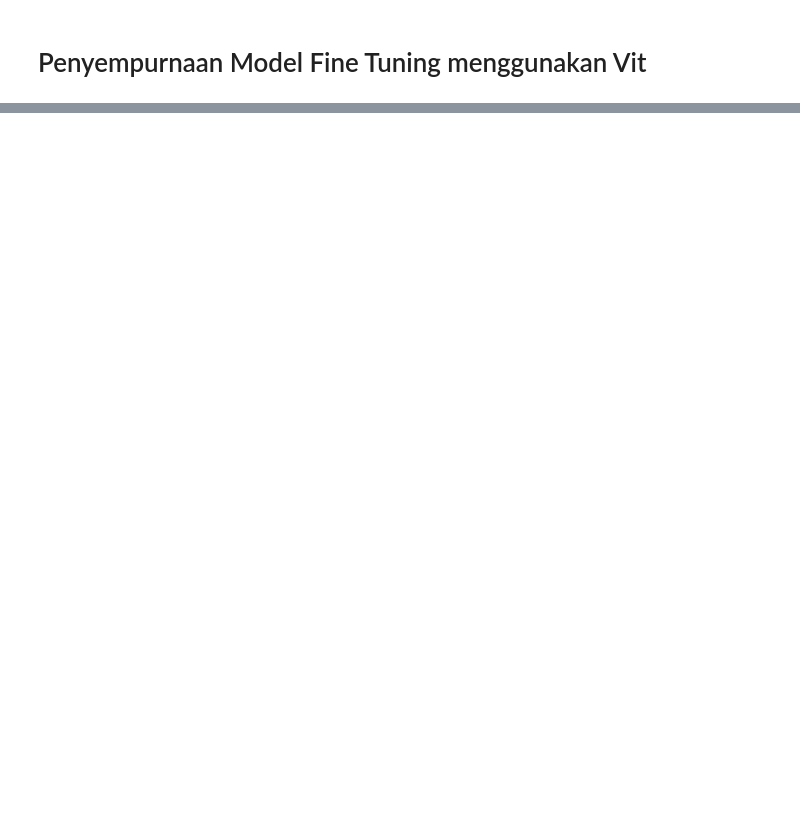
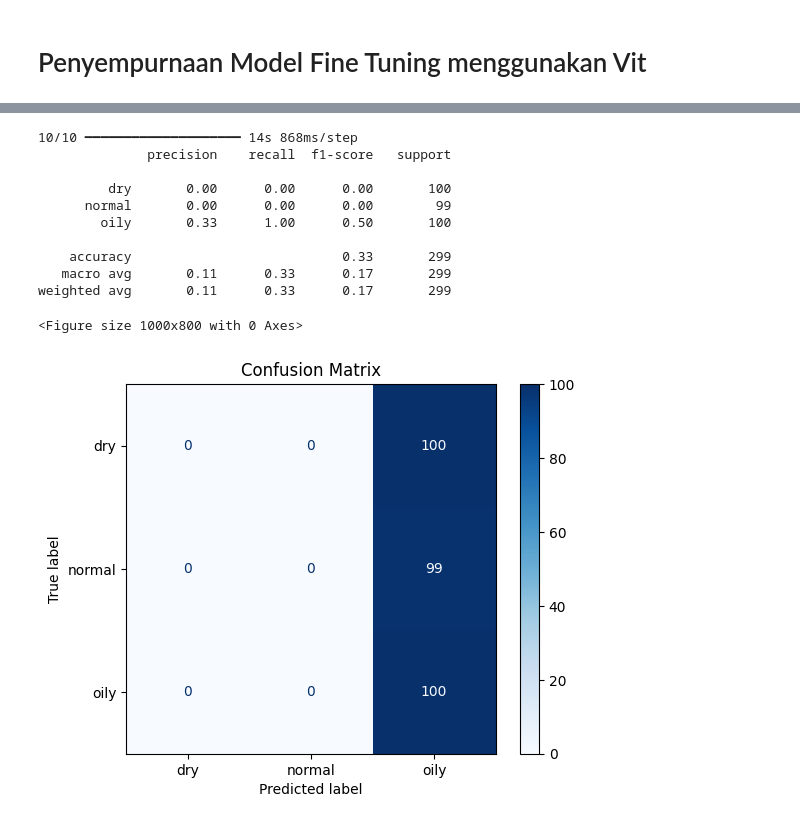
Before and after one commit to C-Skin/klasifikasi-jenis-kulit, a Jupyter notebook: clasifikasi_jenis_kulit.ipynb, the cells around one changed output, grey strips where cells are left out. Saved outputs shown, nothing was run; the diff lists cells and outputs as text; code cells hidden in the pictures; blank space fills up the shorter version.

```diff
--- a/clasifikasi_jenis_kulit.ipynb
+++ b/clasifikasi_jenis_kulit.ipynb
@@ -258,9 +321,11 @@ VIT_URL = "https://tfhub.dev/sayakpaul/vit_b16_fe/1"
 IMG_SIZE = 224
 vit_feature_extractor = hub.KerasLayer(VIT_URL, trainable=False, input_shape=(IMG_SIZE, IMG_SIZE, 3))
 # %%
+model_vit = Model(inputs=base_model.input, outputs=output)
+
 vit_feature_extractor.trainable = True
 
-model.compile(optimizer=tf.keras.optimizers.Adam(1e-5),
+model_vit.compile(optimizer=tf.keras.optimizers.Adam(1e-5),
               loss='categorical_crossentropy',
               metrics=['accuracy'])
 
@@ -282,0 +348,30 @@ Epoch 5/5
+# %%
+pred_probs = model_vit.predict(val_generator)
+
+y_pred = np.argmax(pred_probs, axis=1)
+y_true = val_generator.classes
+class_labels = list(val_generator.class_indices.keys())
+
+
+print(classification_report(y_true, y_pred, target_names=class_labels))
+
+cm = confusion_matrix(y_true, y_pred)
+disp = ConfusionMatrixDisplay(confusion_matrix=cm, display_labels=class_labels)
+
+plt.figure(figsize=(10, 8))
+disp.plot(cmap='Blues', values_format='d')
+plt.title("Confusion Matrix")
+plt.show()
+# %% [output]
+10/10 ━━━━━━━━━━━━━━━━━━━━ 14s 868ms/step
+              precision    recall  f1-score   support
+
+         dry       0.00      0.00      0.00       100
+      normal       0.00      0.00      0.00        99
+        oily       0.33      1.00      0.50       100
+
+    accuracy                           0.33       299
+   macro avg       0.11      0.33      0.17       299
+weighted avg       0.11      0.33      0.17       299
+<Figure size 1000x800 with 0 Axes>
+[figure, added]
```
Also changed, not shown: parts of 17 cells of this notebook.
